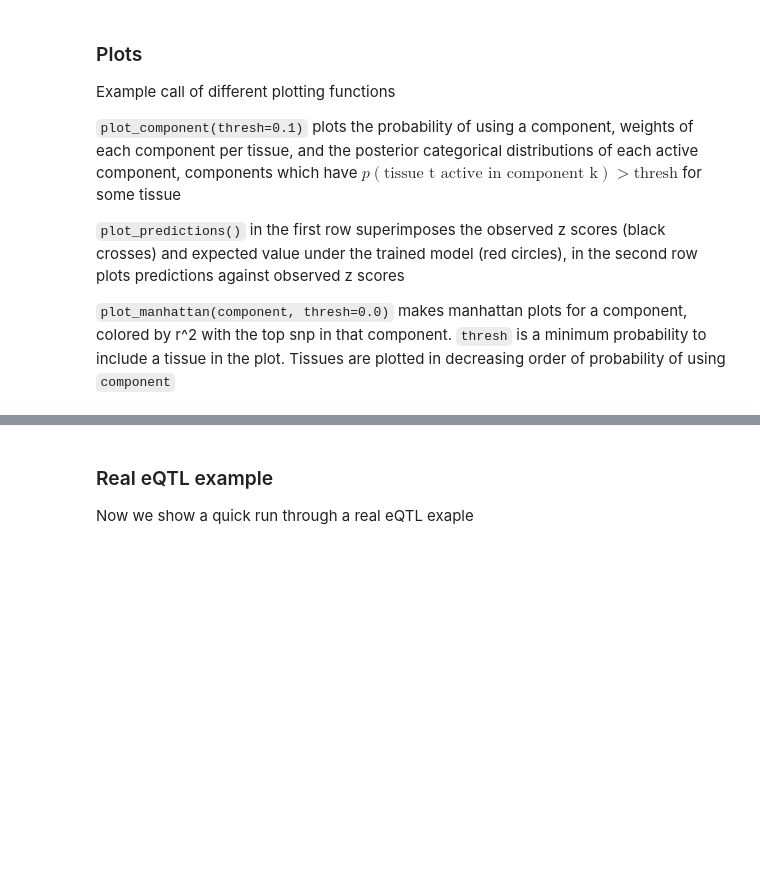
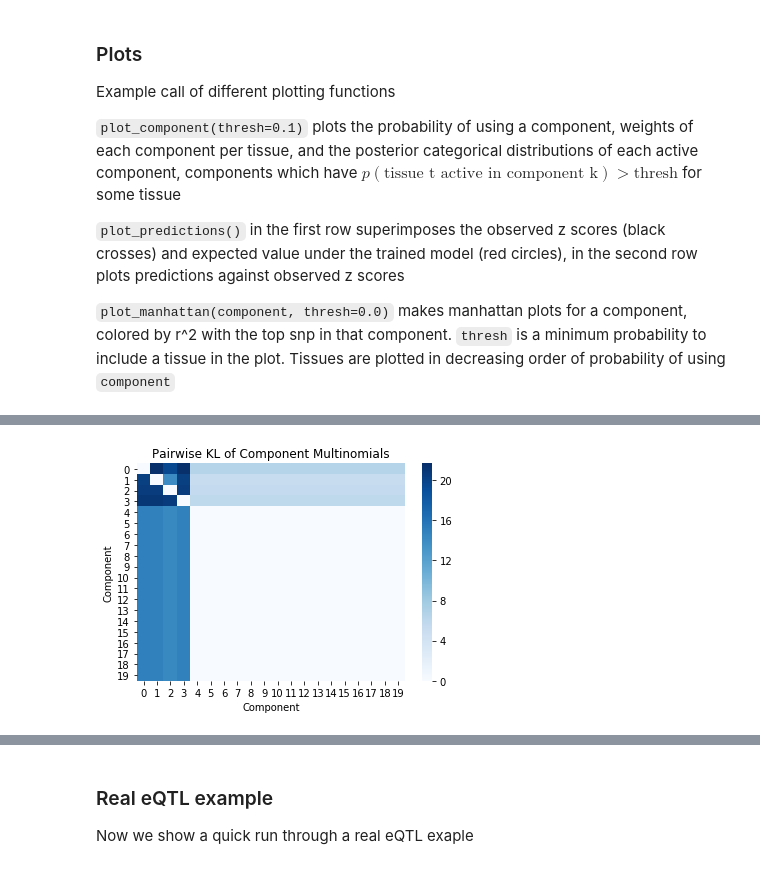
Before and after one commit to karltayeb/cafeh, a Jupyter notebook: coloc/example.ipynb, the cells around one changed output, grey strips where cells are left out. Drawn from its saved outputs; the diff is of its cells as text; code cells hidden in the pictures; blank space fills up the shorter version.

```diff
--- a/coloc/example.ipynb
+++ b/coloc/example.ipynb
@@ -56,7 +56,7 @@ We also think this is necessary since the terminal state of the component is ext
 
 `fit()` just trains the model from one random initialization. It is much faster, but the results are much less stable since this model is quite sensitive to initialization of `weights` and `activity`
 # %%
-K = 8
+K = 20
 prior_activity = np.exp(-1*np.linspace(3, 3, K))
 prior_variance = 5.0
 
@@ -87,0 +103,4 @@ model.plot_manhattan(component=0, thresh=0.5)
+# %%
+model.plot_assignment_kl()
+# %% [output]
+[figure, added]
```
Also changed, not shown: parts of 35 cells of this notebook, 2 other files.
